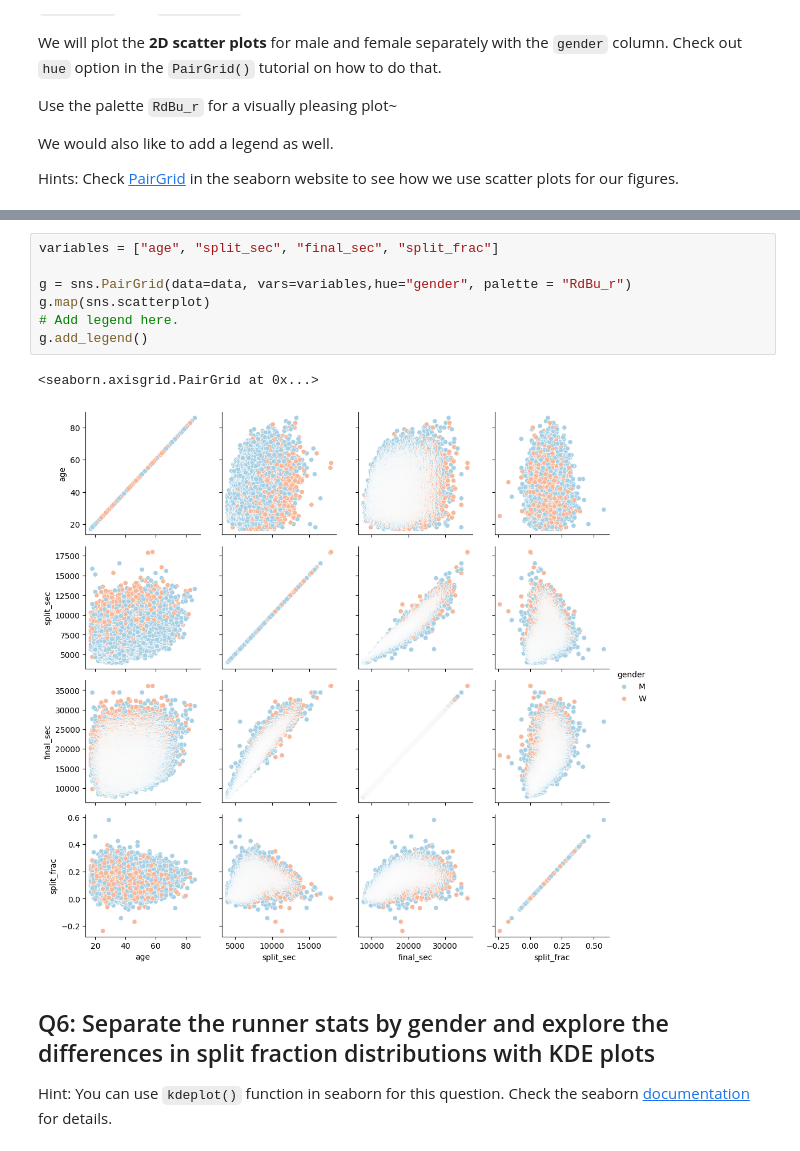
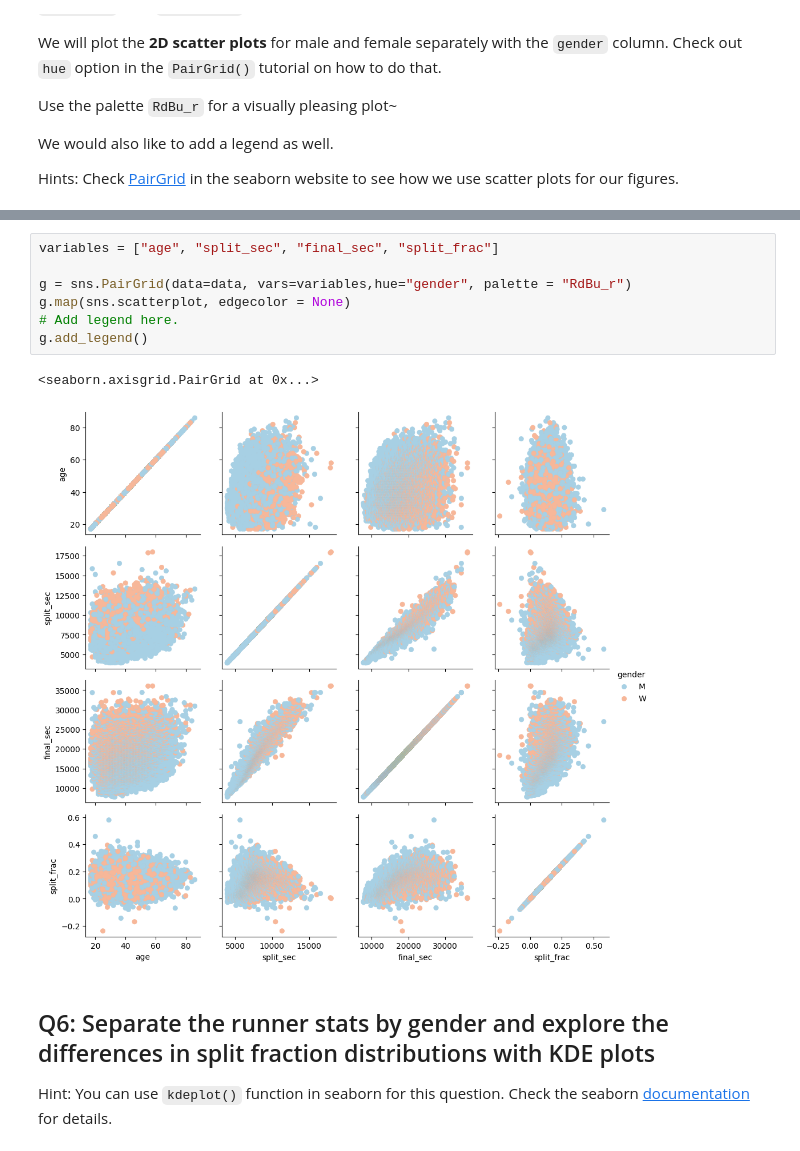
Before and after one commit to Celestin02/2024_Intro_Python, a Jupyter notebook: W4_S2.ipynb, the cells around one changed output, grey strips where cells are left out. Drawn from its saved outputs; the diff is of its cells as text.

```diff
--- a/W4_S2.ipynb
+++ b/W4_S2.ipynb
@@ -131,13 +131,13 @@ Hints: Check [PairGrid](https://seaborn.pydata.org/generated/seaborn.PairGrid.ht
 # %%
 variables = ["age", "split_sec", "final_sec", "split_frac"]
 
 g = sns.PairGrid(data=data, vars=variables,hue="gender", palette = "RdBu_r")
-g.map(sns.scatterplot)
+g.map(sns.scatterplot, edgecolor = None)
 # Add legend here.
 g.add_legend()
 # %% [output]
 <seaborn.axisgrid.PairGrid at 0x...>
-[figure, old version]
+[figure, new version]
 # %% [markdown]
 ## Q6: Separate the runner stats by gender and explore the differences in split fraction distributions with KDE plots
 
```
Also changed, not shown: parts of 1 cell of this notebook.
